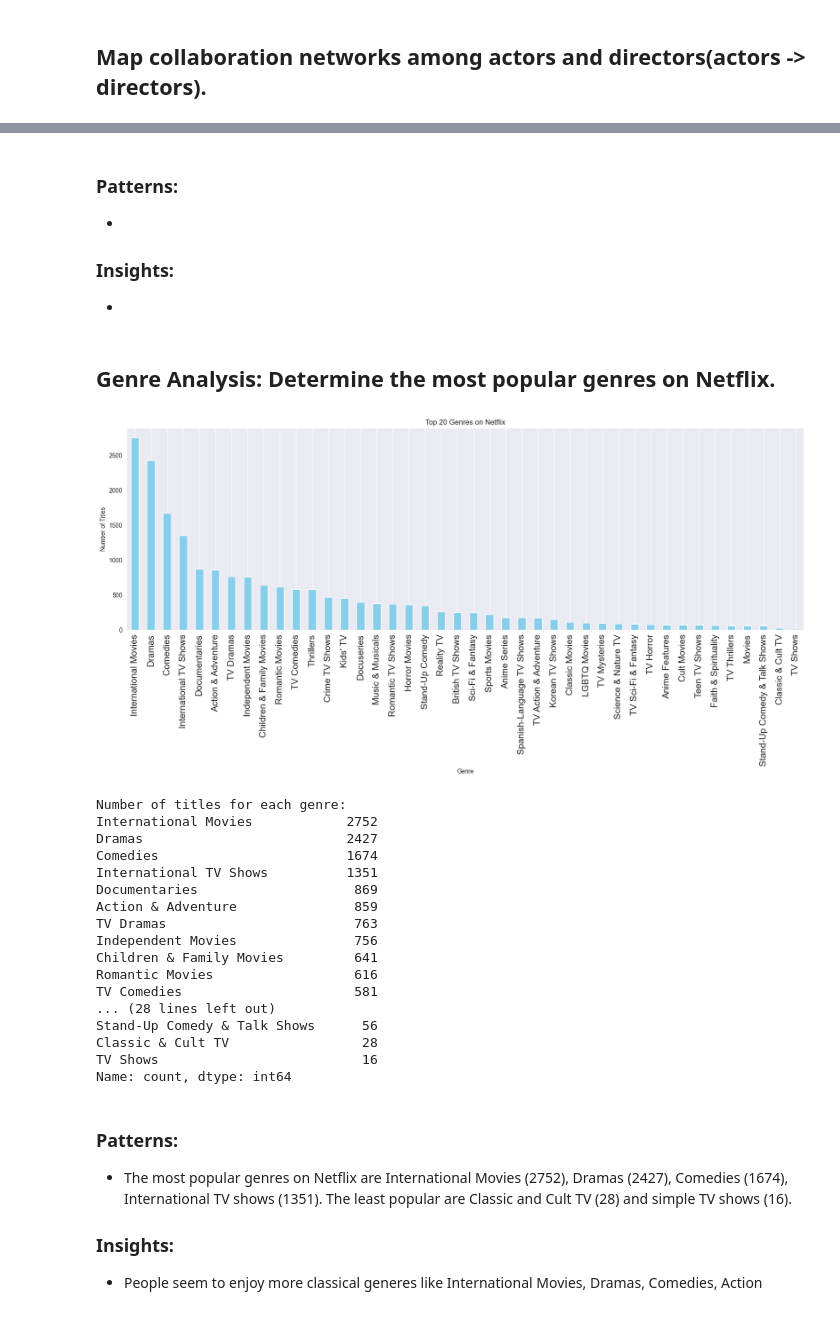
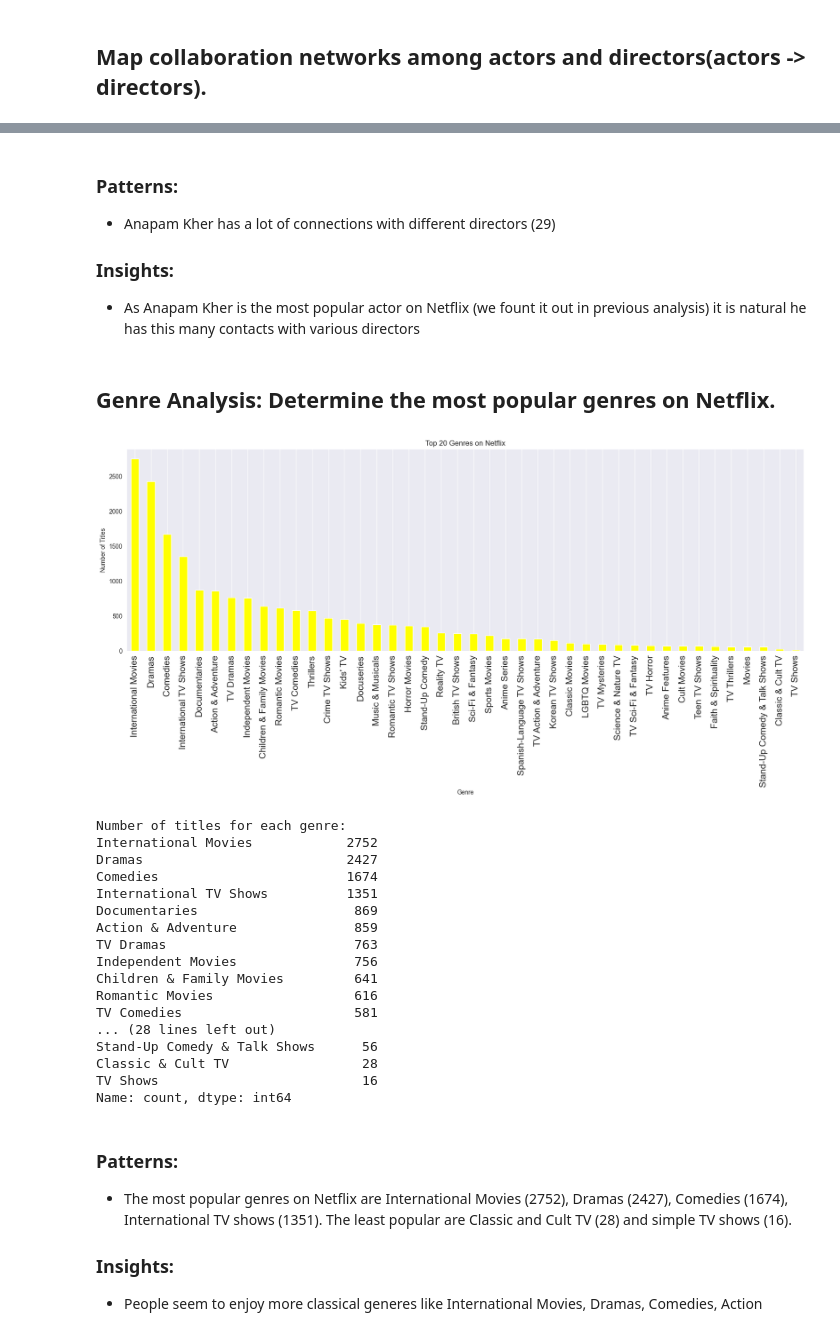
Before and after one commit to akharchenko23/final-project-akharchenko23-main, a Jupyter notebook: final-project-akharchenko23-main/notebook.ipynb, the cells around one changed output, grey strips where cells are left out. Cells and saved outputs as stored; diff of their text form; code cells hidden in the pictures.

```diff
--- a/final-project-akharchenko23-main/notebook.ipynb
+++ b/final-project-akharchenko23-main/notebook.ipynb
@@ -835,41 +798,36 @@ plt.show()
 # %% [markdown]
 ### Patterns:
--
+- Anapam Kher has a lot of connections with different directors (29)
 
 ### Insights:
--
+- As Anapam Kher is the most popular actor on Netflix (we fount it out in previous analysis) it is natural he has this many contacts with various directors
 # %% [markdown]
 ## Genre Analysis: Determine the most popular genres on Netflix.
 # %%
 import pandas as pd
 import matplotlib.pyplot as plt
 
-# Load the dataset
 netflix_df = pd.read_csv("netflix_dataset.csv")
 
-# Split the 'listed_in' column by ',' and create a list of genres for each row
 netflix_df['genre_list'] = netflix_df['listed_in'].str.split(', ')
 
-# Create a list of all genres
 all_genres = [genre for sublist in netflix_df['genre_list'].dropna() for genre in sublist]
 
-# Count the occurrences of each genre
 genre_counts = pd.Series(all_genres).value_counts()
 
-# Visualize the distribution of genres
 plt.figure(figsize=(20, 6))
-genre_counts[:50].plot(kind='bar', color='skyblue')
+genre_counts[:50].plot(kind='bar', color='yellow')
 plt.title('Top 20 Genres on Netflix')
 plt.xlabel('Genre')
 plt.ylabel('Number of Titles')
 plt.xticks(rotation=90, fontsize=15)
 plt.grid(axis='y')
 plt.show()
 
 print("Number of titles for each genre:")
 print(genre_counts)
 # %% [output]
-[figure, old version]
+[figure, new version]
 Number of titles for each genre:
 International Movies            2752
 Dramas                          2427
```
Also changed, not shown: parts of 28 cells of this notebook, 3 other files.
